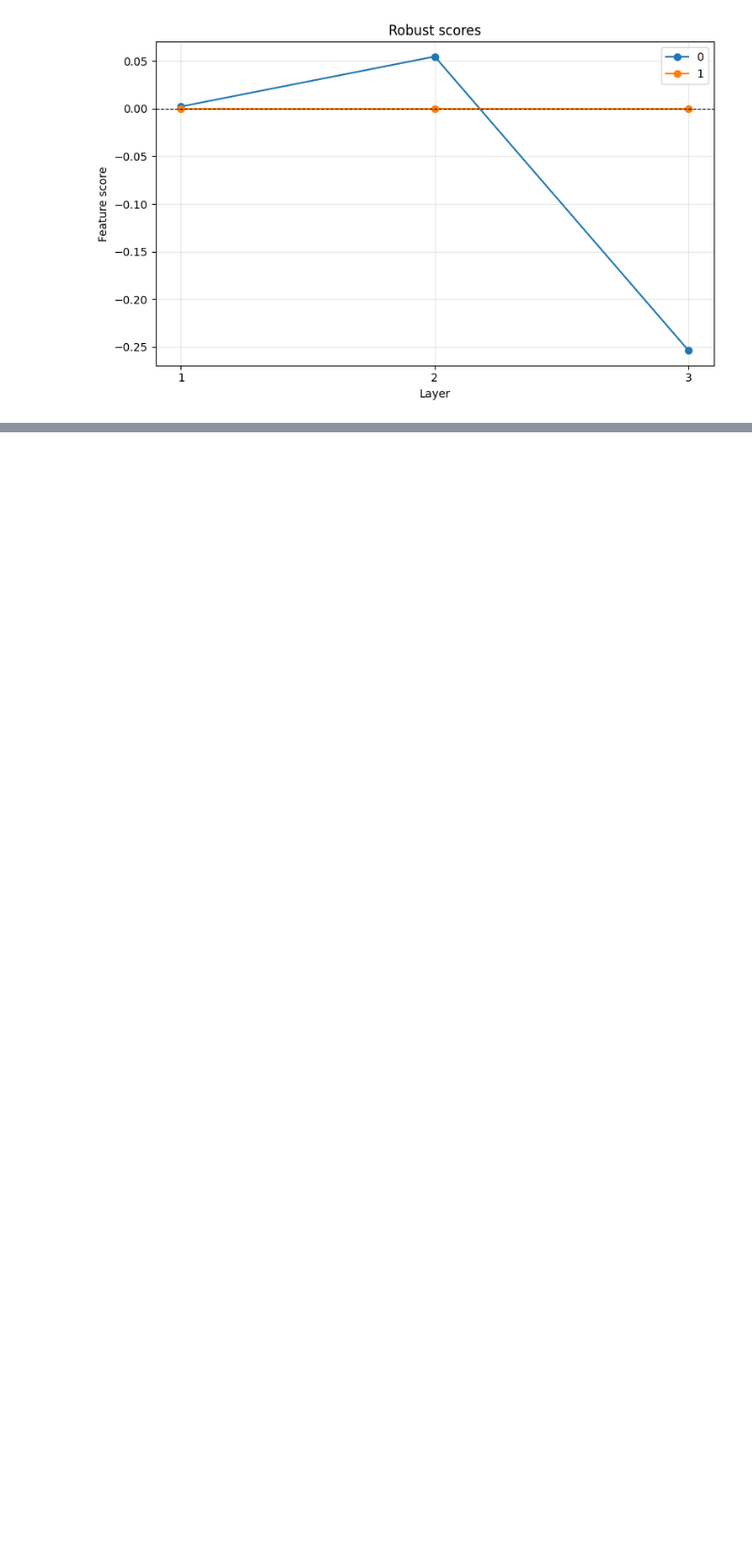
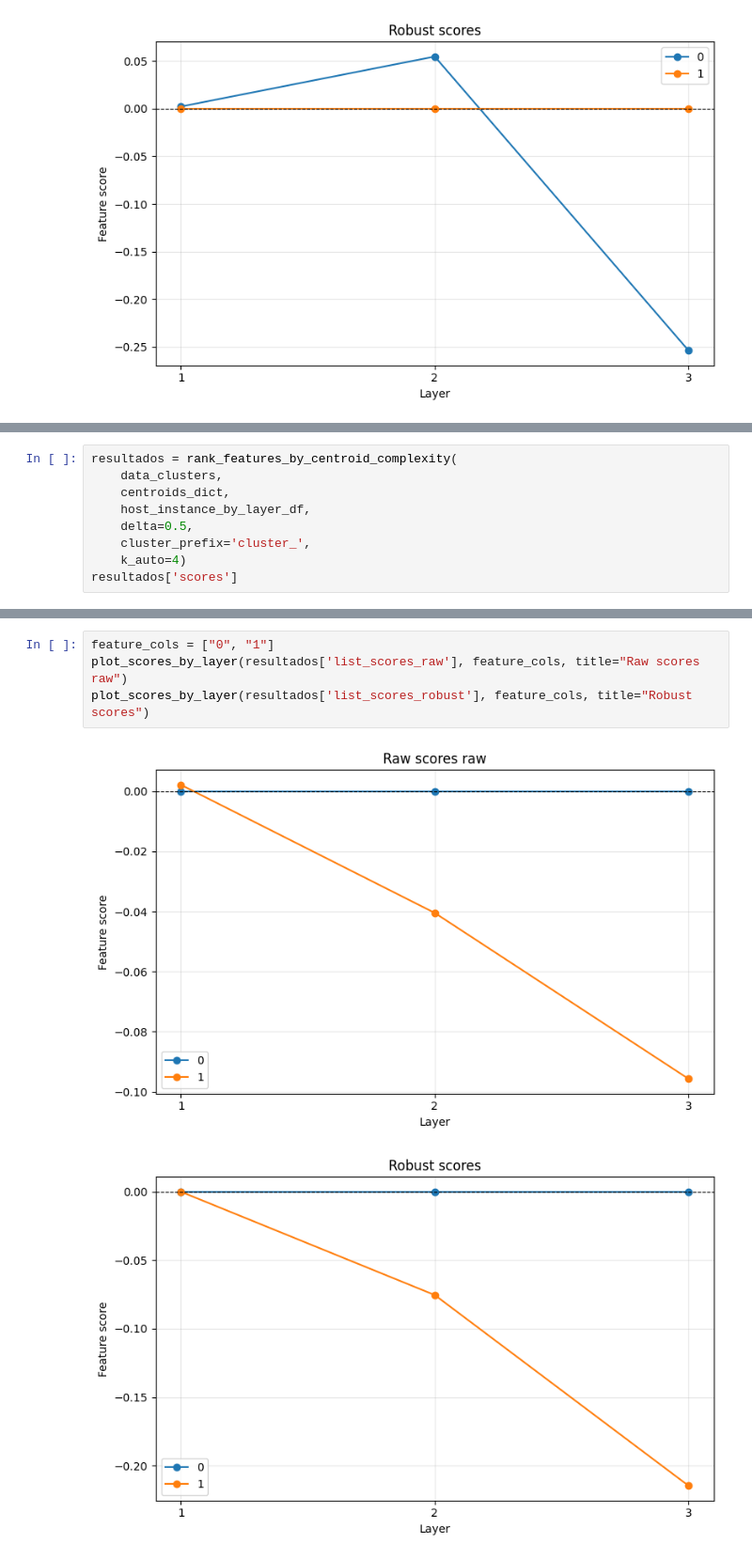
Before and after one commit to carmenlancho/FeatureSelection_Complexity, a Jupyter notebook: Notebooks/TrackingCentroides_Hostility.ipynb, the cells around one changed output, grey strips where cells are left out. Shown at 94% size. Cells and saved outputs as stored; diff of their text form; blank space fills up the shorter version.

```diff
--- a/Notebooks/TrackingCentroides_Hostility.ipynb
+++ b/Notebooks/TrackingCentroides_Hostility.ipynb
@@ -319,0 +303,9 @@ plot_scores_by_layer(resultados['list_scores_robust'], feature_cols, title="Robu
+# %%
+resultados = rank_features_by_centroid_complexity(
+    data_clusters,
+    centroids_dict,
+    host_instance_by_layer_df,
+    delta=0.5,
+    cluster_prefix='cluster_',
+    k_auto=4)
+resultados['scores']
@@ -319,0 +318,7 @@ plot_scores_by_layer(resultados['list_scores_robust'], feature_cols, title="Robu
+# %%
+feature_cols = ["0", "1"]
+plot_scores_by_layer(resultados['list_scores_raw'], feature_cols, title="Raw scores raw")
+plot_scores_by_layer(resultados['list_scores_robust'], feature_cols, title="Robust scores")
+# %% [output]
+[figure, added]
+[figure, added]
```
Also changed, not shown: parts of 33 cells of this notebook.
